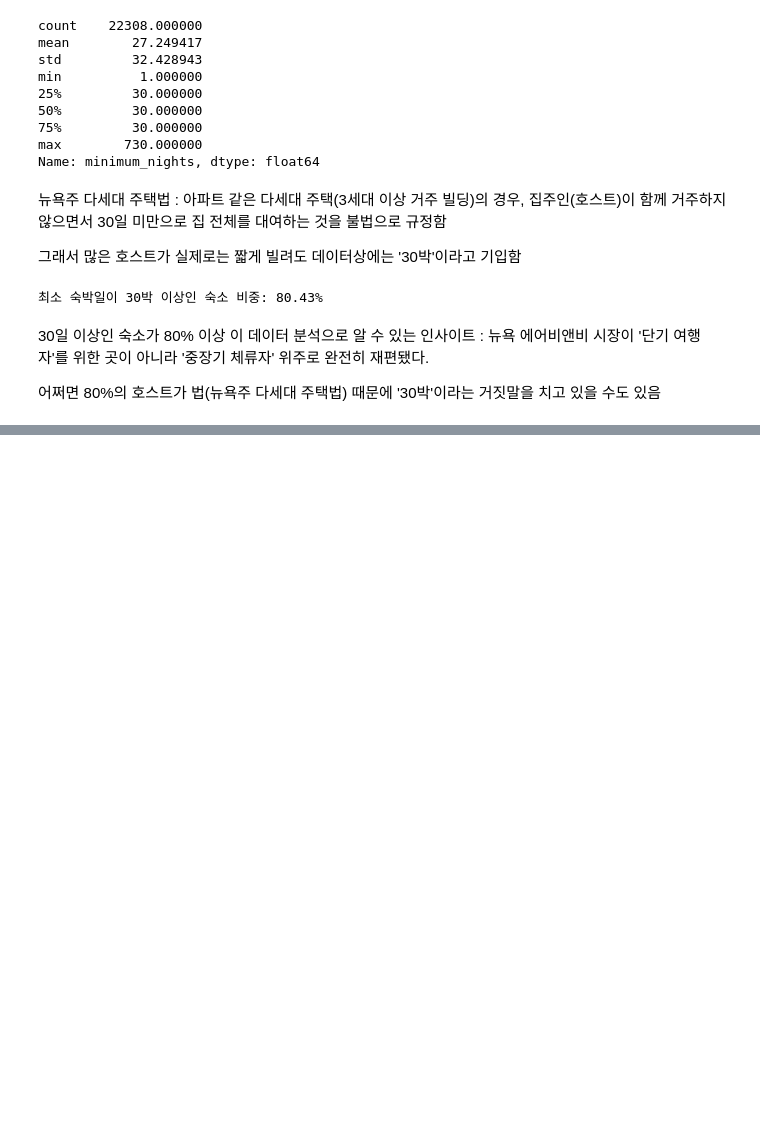
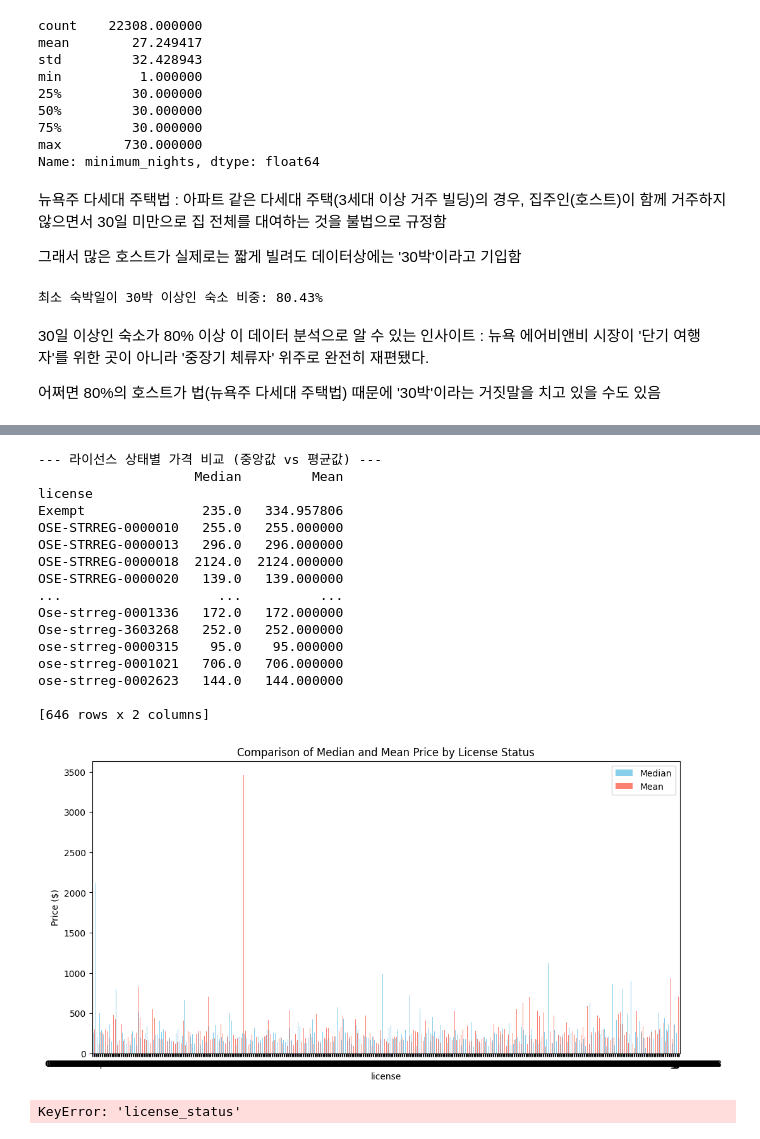
Before and after one commit to motimit/second_project, a Jupyter notebook: Kyuri_EDA/27.ipynb, the cells around one changed output, grey strips where cells are left out. Saved outputs shown, nothing was run; the diff lists cells and outputs as text; code cells hidden in the pictures; blank space fills up the shorter version.

```diff
--- a/Kyuri_EDA/27.ipynb
+++ b/Kyuri_EDA/27.ipynb
@@ -184,0 +486,79 @@ print(f"\n최소 숙박일이 30박 이상인 숙소 비중: {long_term :.2f}%")
+# %%
+# 1. 라이선스 상태별 평균값(Mean) 계산
+license_price_mean = suspects.groupby('license')['price'].mean().sort_values(ascending=False)
+
+# 2. 중앙값과 평균값을 하나의 데이터프레임으로 합쳐서 보기
+comparison_df = pd.DataFrame({
+    'Median': license_price_median,
+    'Mean': license_price_mean
+})
+
+print("--- 라이선스 상태별 가격 비교 (중앙값 vs 평균값) ---")
+print(comparison_df)
+
+# 3. 시각화 (평균과 중앙값 동시 비교)
+comparison_df.plot(kind='bar', figsize=(12, 6), color=['skyblue', 'salmon'])
+plt.title('Comparison of Median and Mean Price by License Status')
+plt.ylabel('Price ($)')
+plt.xticks(rotation=0)
+plt.show()
+# %% [output]
+--- 라이선스 상태별 가격 비교 (중앙값 vs 평균값) ---
+                    Median         Mean
+license
+Exempt               235.0   334.957806
+OSE-STRREG-0000010   255.0   255.000000
+OSE-STRREG-0000013   296.0   296.000000
+OSE-STRREG-0000018  2124.0  2124.000000
+OSE-STRREG-0000020   139.0   139.000000
+...                    ...          ...
+Ose-strreg-0001336   172.0   172.000000
+Ose-strreg-3603268   252.0   252.000000
+ose-strreg-0000315    95.0    95.000000
+ose-strreg-0001021   706.0   706.000000
+ose-strreg-0002623   144.0   144.000000
+
+[646 rows x 2 columns]
+[figure, added]
+# %%
+import pandas as pd
+import seaborn as sns
+import matplotlib.pyplot as plt
+
+# 1. 한글 폰트 설정 (Mac/Windows 구분)
+plt.rcParams['font.family'] = 'AppleGothic' # Mac용 (Windows면 'Malgun Gothic')
+plt.rcParams['axes.unicode_minus'] = False
+
+# 2. 라이선스 상태를 한글로 변환하는 매핑 딕셔너리
+korean_labels = {
+    'Claimed Exempt': '면제 대상(주장)',
+    'License Provided': '라이선스 보유',
+    'No License (Violation)': '라이선스 미보유(위반)'
+}
+
+# 3. 데이터프레임의 값을 한글로 변경
+suspects['license_status_kor'] = suspects['license_status'].map(korean_labels)
+
+# 4. 한글 상태별로 중앙값과 평균값 다시 계산
+kor_price_stats = suspects.groupby('license_status_kor')['price'].agg(['median', 'mean']).sort_values(by='median', ascending=False)
+
+# 5. 시각화
+plt.figure(figsize=(12, 7))
+kor_price_stats.plot(kind='bar', ax=plt.gca(), color=['#3498db', '#e74c3c'], width=0.8)
+
+plt.title('뉴욕 에어비앤비 라이선스 상태별 가격 비교', fontsize=16, pad=20)
+plt.ylabel('가격 (USD)', fontsize=12)
+plt.xlabel('라이선스 등록 상태', fontsize=12)
+plt.xticks(rotation=0) # 글자 똑바로 세우기
+plt.grid(axis='y', linestyle='--', alpha=0.7)
+plt.legend(['중앙값(Median)', '평균값(Mean)'])
+
+# 막대 위에 숫자 표시
+for i, (med, avg) in enumerate(zip(kor_price_stats['median'], kor_price_stats['mean'])):
+    plt.text(i - 0.2, med + 5, f'${med:,.0f}', ha='center', fontweight='bold', color='blue')
+    plt.text(i + 0.2, avg + 5, f'${avg:,.0f}', ha='center', fontweight='bold', color='red')
+
+plt.tight_layout()
+plt.show()
+# %% [output]
+KeyError: 'license_status'
```
Also changed, not shown: parts of 17 cells of this notebook, 4 other files.
